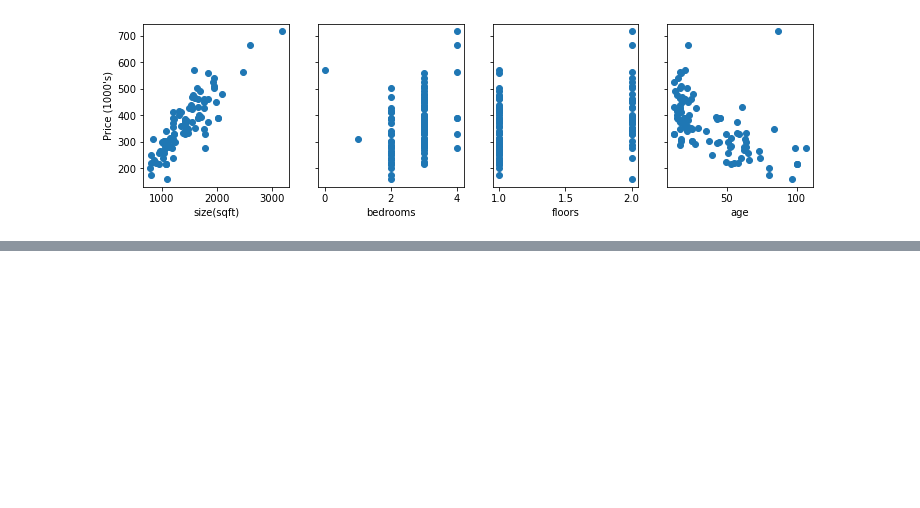
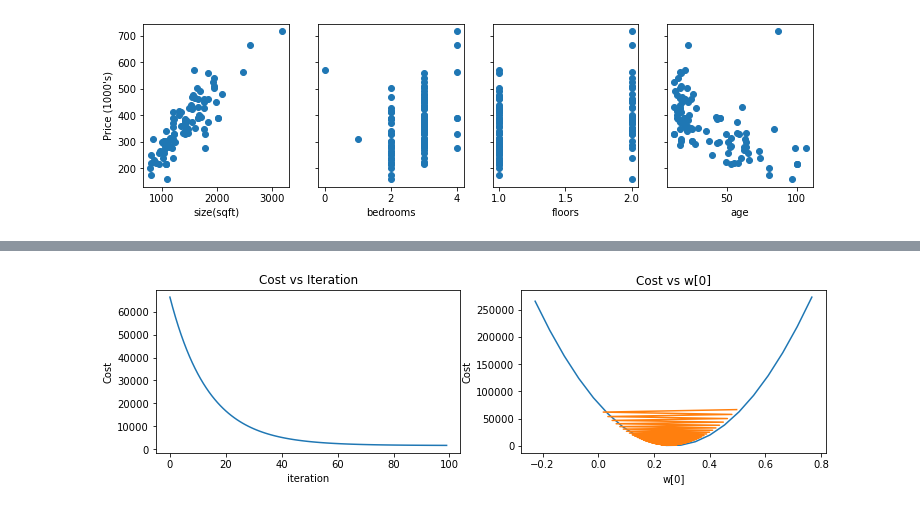
Before and after one commit to kvapiltomas/machine_learning_specialization, a Jupyter notebook: supervised_machine_learning/week2/feature_scaling_and_learning_rate.ipynb, the cells around one changed output, grey strips where cells are left out. Drawn from its saved outputs; the diff is of its cells as text; code cells hidden in the pictures; blank space fills up the shorter version.

```diff
--- a/supervised_machine_learning/week2/feature_scaling_and_learning_rate.ipynb
+++ b/supervised_machine_learning/week2/feature_scaling_and_learning_rate.ipynb
@@ -23,0 +38,2 @@ TypeError: 'tuple' object cannot be interpreted as an integer
+# %%
+_,_,hist = run_gradient_descent(X_train, y_train, 100, alpha = 9e-7)
@@ -23,0 +54,4 @@ TypeError: 'tuple' object cannot be interpreted as an integer
+# %%
+plot_cost_i_w(X_train, y_train, hist)
+# %% [output]
+[figure, added]
```
Also changed, not shown: parts of 13 cells of this notebook.
